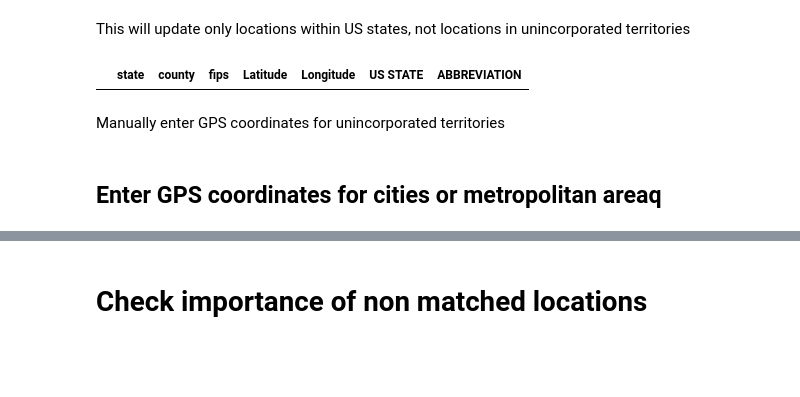
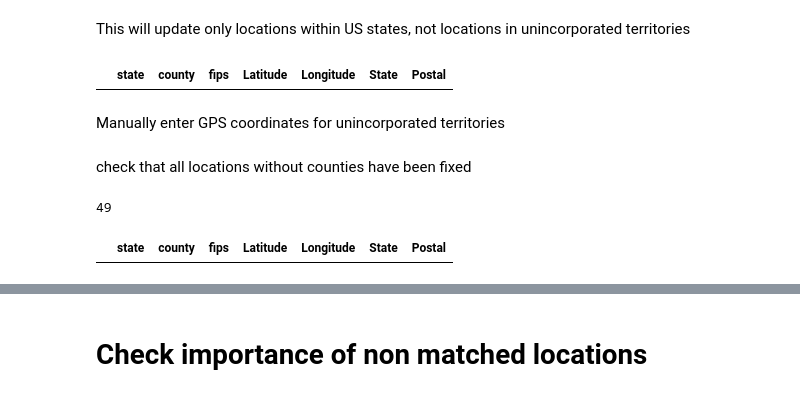
Before and after one commit to severine-baudry/capstone_data_engineer, a Jupyter notebook: NYT_to_gazetter.ipynb, the cells around one changed output, grey strips where cells are left out. Saved outputs shown, nothing was run; the diff lists cells and outputs as text; code cells hidden in the pictures; blank space fills up the shorter version.

Commit message:
input manually GPS coordinates for cities and unincorporated territories

```diff
--- a/NYT_to_gazetter.ipynb
+++ b/NYT_to_gazetter.ipynb
@@ -196,7 +199,7 @@ There are 2 cases :
 ### Read gps coordinates for all states
 GPS coordinates from https://www.latlong.net/category/states-236-14.html
 # %%
-states_gps = pd.read_csv( os.path.join(project_path, "DATA", "US_states_GPS.csv"), sep = ";")\
+states_gps = pd.read_csv( os.path.join(project_path, "DATA", "US_states_GPS.csv"), sep = ",")\
     .rename(columns ={'Unnamed: 0': "state"})
 # change name of the state of Washington to match name in state abbreviation dataset
 states_gps.loc[states_gps["state"] == "Washington State", "state"]= "Washington"
@@ -227,7 +230,7 @@ states_abbr.head()
 # %% [markdown]
 Join full state name with abreviation
 # %%
-states_gps_abbr = pd.merge(states_gps, states_abbr, left_on = "state", right_on = "US STATE")
+states_gps_abbr = pd.merge(states_gps, states_abbr, left_on = "state", right_on = "State")
 print(states_gps_abbr.shape)
 states_gps_abbr.head()
 # %% [output]
@@ -243,10 +246,10 @@ states_gps_abbr.head()
 # %% [markdown]
 This will update only locations within  US states, not locations in unincorporated territories
 # %%
-no_county_gps = no_matching_fips.loc[no_matching_fips["county"] =="Unknown"].merge( states_gps_abbr, on = "state", how = 'outer')
-no_county_gps[ no_county_gps["Latitude"].isna() | no_county_gps["Longitude"].isna()]
+gps_no_county = no_matching_fips.loc[no_matching_fips["county"] =="Unknown"].merge( states_gps_abbr, on = "state")
+gps_no_county[ gps_no_county["Latitude"].isna() | gps_no_county["Longitude"].isna()]
 # %% [output]
-|  | state | county | fips | Latitude | Longitude | US STATE | ABBREVIATION |
+|  | state | county | fips | Latitude | Longitude | State | Postal |
 # %% [markdown]
 Manually enter GPS coordinates for unincorporated territories
 # %%
@@ -262,2 +265,8 @@ no_county_gps.loc[ (no_county_gps["county"] == "Unknown") & (no_county_gps["stat
-# %% [markdown]
-## Enter GPS coordinates for cities or metropolitan areaq
+# %% [markdown]
+check that all locations without counties have been fixed
+# %%
+print(len(gps_no_county))
+gps_no_county[ (gps_no_county["Latitude"].isna() ) | (gps_no_county["Longitude"].isna())]
+# %% [output]
+49
+|  | state | county | fips | Latitude | Longitude | State | Postal |
```
Also changed, not shown: parts of 18 cells of this notebook.
